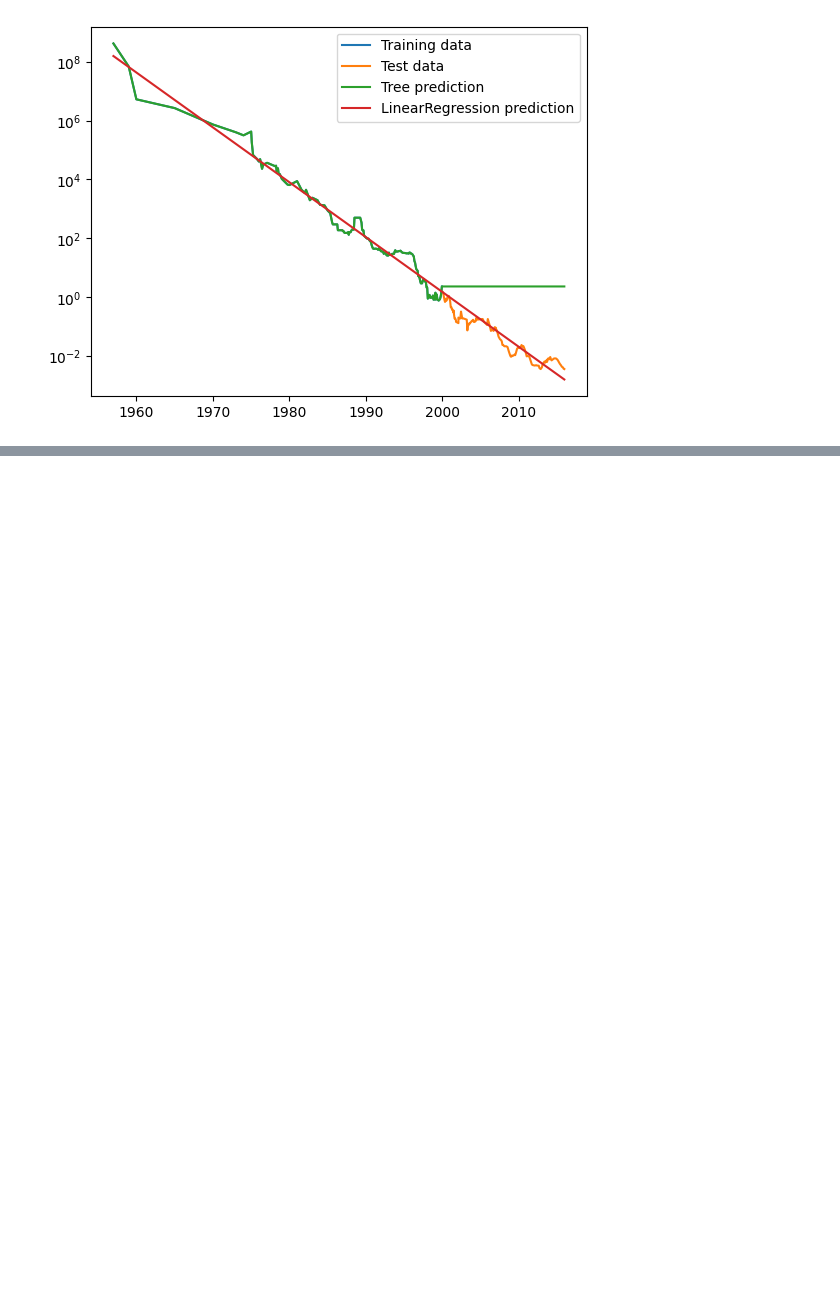
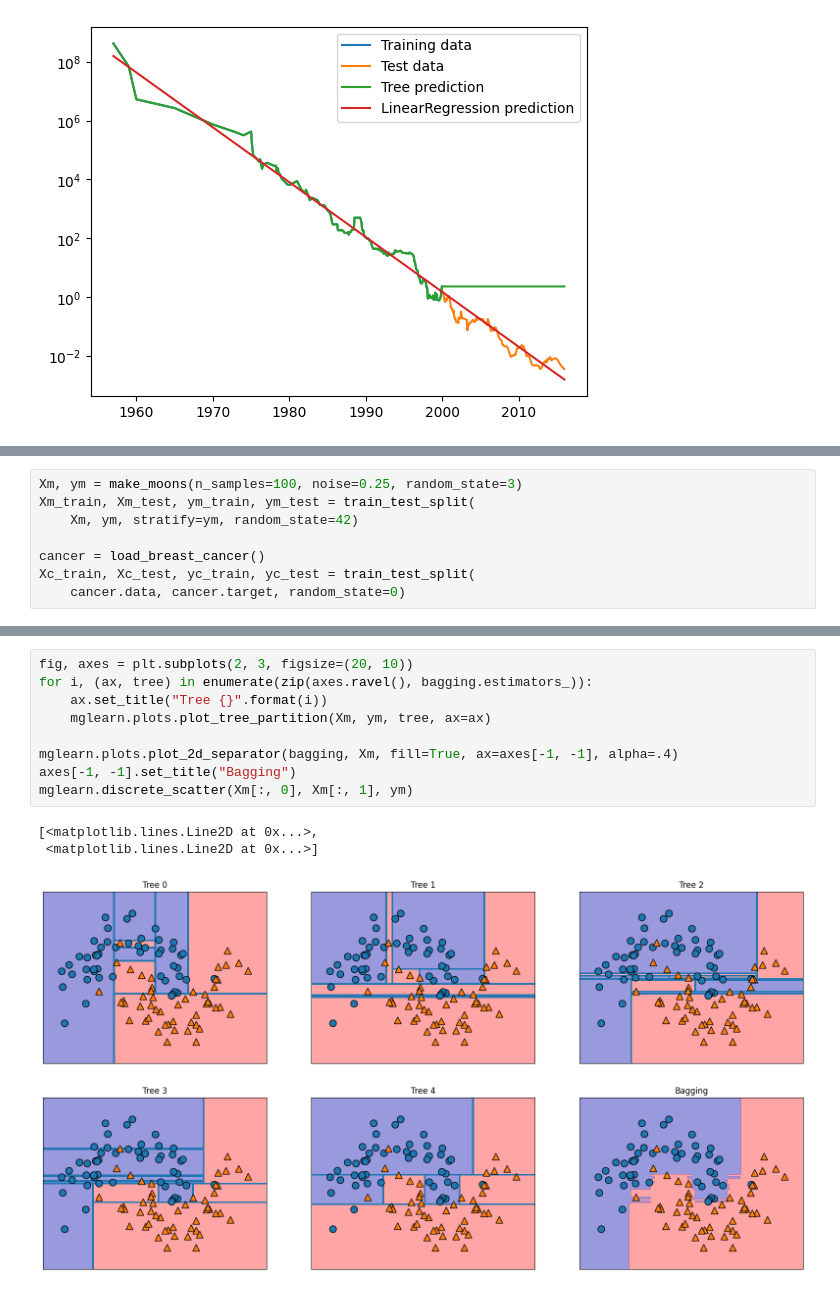
Before and after one commit to ChocoMintLover/Python_and_machine_learning, a Jupyter notebook: book_ml/chap2.ipynb, the cells around one changed output, grey strips where cells are left out. Saved outputs shown, nothing was run; the diff lists cells and outputs as text; blank space fills up the shorter version.

```diff
--- a/book_ml/chap2.ipynb
+++ b/book_ml/chap2.ipynb
@@ -542,0 +612,8 @@ plt.legend()
+# %%
+Xm, ym = make_moons(n_samples=100, noise=0.25, random_state=3)
+Xm_train, Xm_test, ym_train, ym_test = train_test_split(
+    Xm, ym, stratify=ym, random_state=42)
+
+cancer = load_breast_cancer()
+Xc_train, Xc_test, yc_train, yc_test = train_test_split(
+    cancer.data, cancer.target, random_state=0)
@@ -542,0 +645,13 @@ plt.legend()
+# %%
+fig, axes = plt.subplots(2, 3, figsize=(20, 10))
+for i, (ax, tree) in enumerate(zip(axes.ravel(), bagging.estimators_)):
+    ax.set_title("Tree {}".format(i))
+    mglearn.plots.plot_tree_partition(Xm, ym, tree, ax=ax)
+
+mglearn.plots.plot_2d_separator(bagging, Xm, fill=True, ax=axes[-1, -1], alpha=.4)
+axes[-1, -1].set_title("Bagging")
+mglearn.discrete_scatter(Xm[:, 0], Xm[:, 1], ym)
+# %% [output]
+[<matplotlib.lines.Line2D at 0x...>,
+ <matplotlib.lines.Line2D at 0x...>]
+[figure, added]
```
Also changed, not shown: parts of 55 cells of this notebook.
